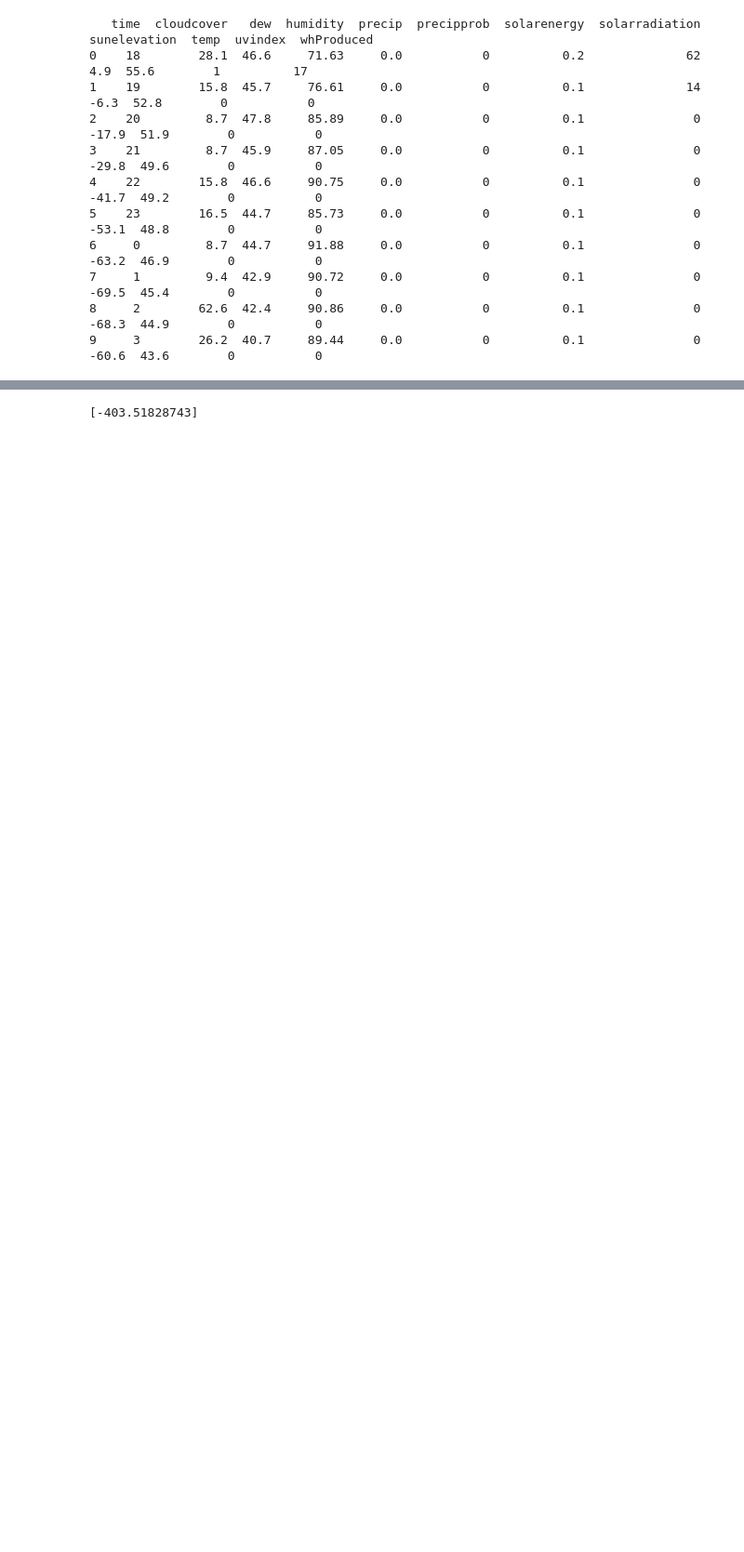
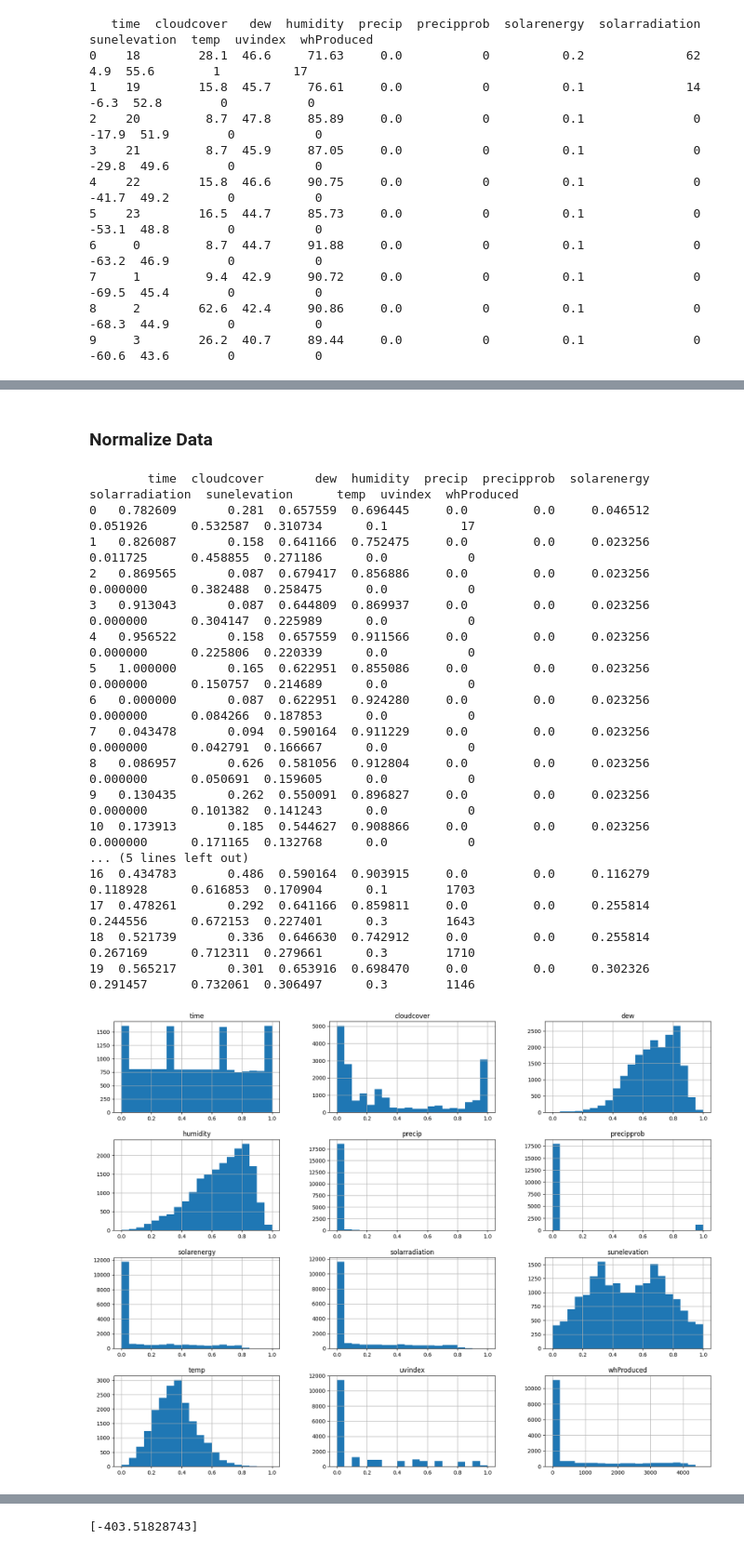
Before and after one commit to uppercaseVar/ECS171-Project, a Jupyter notebook: Project-2.ipynb, the cells around one changed output, grey strips where cells are left out. Shown at 93% size. Drawn from its saved outputs; the diff is of its cells as text; code cells hidden in the pictures; blank space fills up the shorter version.

```diff
--- a/Project-2.ipynb
+++ b/Project-2.ipynb
@@ -91,0 +97,2 @@ solar_data = solar_data.dropna()
+# %% [markdown]
+### Normalize Data
@@ -91,0 +123,53 @@ solar_data = solar_data.dropna()
+# %%
+# Normalize with StandardScaler
+def normalize_StandardScaler(data):
+  scaler = StandardScaler()
+  data_scaled = scaler.fit_transform(data.drop('whProduced', axis=1))
+  # combine the scaled data with the target variable (whProduced)
+  data_scaled = pd.DataFrame(data_scaled, columns=solar_data_columns[:-1])
+  data_scaled['whProduced'] = data['whProduced']
+  return data_scaled
+
+
+# Normalize with z-score
+def normalize_z_score(data):
+  # Normalize the input data only
+  data_scaled = (data.drop('whProduced', axis=1) - data.drop('whProduced', axis=1).mean()) / data.drop('whProduced', axis=1).std()
+  # combine the scaled data with the target variable (whProduced)
+  data_scaled['whProduced'] = data['whProduced']
+  return data_scaled
+
+
+# Normalize with min-max
+def normalize_min_max(data):
+  data_scaled = (data.drop('whProduced', axis=1) - data.drop('whProduced', axis=1).min()) / (data.drop('whProduced', axis=1).max() - data.drop('whProduced', axis=1).min())
+  # combine the scaled data with the target variable (whProduced)
+  data_scaled['whProduced'] = data['whProduced']
+  return data_scaled
+# %%
+## REMOVE
+
+nomnomtesting = normalize_min_max(solar_data)
+print(nomnomtesting.head(20))
+
+nomnomtesting.hist(bins=20, figsize=(20,15))
+plt.show()
+# %% [output]
+        time  cloudcover       dew  humidity  precip  precipprob  solarenergy  solarradiation  sunelevation      temp  uvindex  whProduced
+0   0.782609       0.281  0.657559  0.696445     0.0         0.0     0.046512        0.051926      0.532587  0.310734      0.1          17
+1   0.826087       0.158  0.641166  0.752475     0.0         0.0     0.023256        0.011725      0.458855  0.271186      0.0           0
+2   0.869565       0.087  0.679417  0.856886     0.0         0.0     0.023256        0.000000      0.382488  0.258475      0.0           0
+3   0.913043       0.087  0.644809  0.869937     0.0         0.0     0.023256        0.000000      0.304147  0.225989      0.0           0
+4   0.956522       0.158  0.657559  0.911566     0.0         0.0     0.023256        0.000000      0.225806  0.220339      0.0           0
+5   1.000000       0.165  0.622951  0.855086     0.0         0.0     0.023256        0.000000      0.150757  0.214689      0.0           0
+6   0.000000       0.087  0.622951  0.924280     0.0         0.0     0.023256        0.000000      0.084266  0.187853      0.0           0
+7   0.043478       0.094  0.590164  0.911229     0.0         0.0     0.023256        0.000000      0.042791  0.166667      0.0           0
+8   0.086957       0.626  0.581056  0.912804     0.0         0.0     0.023256        0.000000      0.050691  0.159605      0.0           0
+9   0.130435       0.262  0.550091  0.896827     0.0         0.0     0.023256        0.000000      0.101382  0.141243      0.0           0
+10  0.173913       0.185  0.544627  0.908866     0.0         0.0     0.023256        0.000000      0.171165  0.132768      0.0           0
+... (5 lines left out)
+16  0.434783       0.486  0.590164  0.903915     0.0         0.0     0.116279        0.118928      0.616853  0.170904      0.1        1703
+17  0.478261       0.292  0.641166  0.859811     0.0         0.0     0.255814        0.244556      0.672153  0.227401      0.3        1643
+18  0.521739       0.336  0.646630  0.742912     0.0         0.0     0.255814        0.267169      0.712311  0.279661      0.3        1710
+19  0.565217       0.301  0.653916  0.698470     0.0         0.0     0.302326        0.291457      0.732061  0.306497      0.3        1146
+[figure, added]
```
Also changed, not shown: parts of 40 cells of this notebook.
